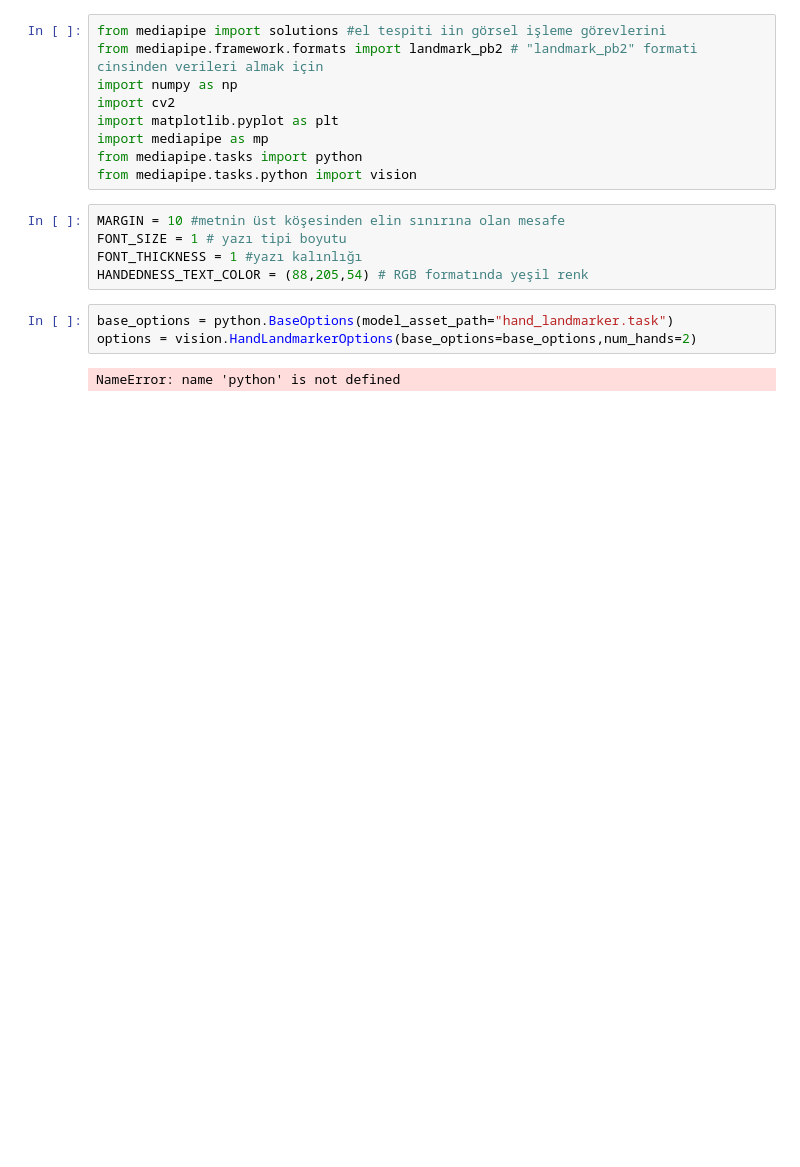
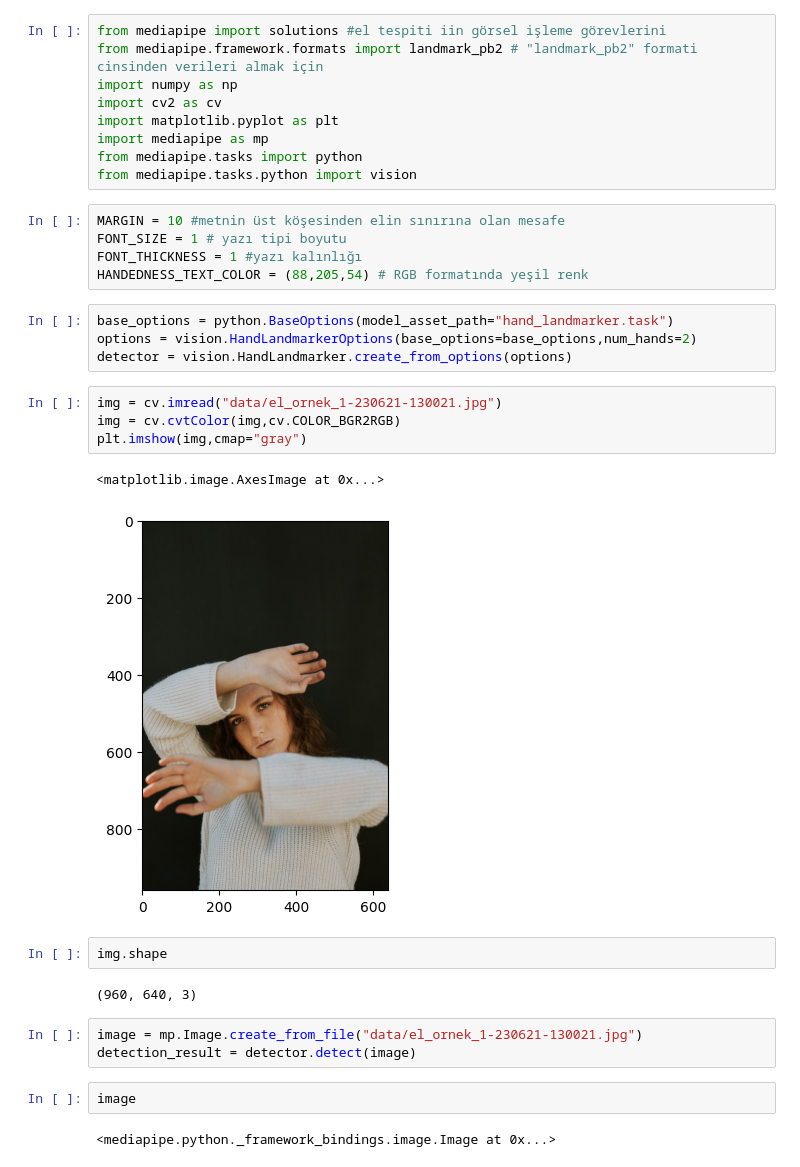
Before and after one commit to burakangun/handlandmark_detection, a Jupyter notebook: obje_tespiti.ipynb, the cells around one changed output. Cells and saved outputs as stored; diff of their text form; blank space fills up the shorter version.

```diff
--- a/obje_tespiti.ipynb
+++ b/obje_tespiti.ipynb
@@ -2,7 +2,7 @@
 from mediapipe import solutions #el tespiti iin görsel işleme görevlerini
 from mediapipe.framework.formats import landmark_pb2 # "landmark_pb2" formati cinsinden verileri almak için
 import numpy as np
-import cv2
+import cv2 as cv
 import matplotlib.pyplot as plt
 import mediapipe as mp
 from mediapipe.tasks import python
@@ -15,5 +15,22 @@ HANDEDNESS_TEXT_COLOR = (88,205,54) # RGB formatında yeşil renk
 # %%
 base_options = python.BaseOptions(model_asset_path="hand_landmarker.task")
 options = vision.HandLandmarkerOptions(base_options=base_options,num_hands=2)
+detector = vision.HandLandmarker.create_from_options(options)
-# %% [output]
-NameError: name 'python' is not defined
+# %%
+img = cv.imread("data/el_ornek_1-230621-130021.jpg")
+img = cv.cvtColor(img,cv.COLOR_BGR2RGB)
+plt.imshow(img,cmap="gray")
+# %% [output]
+<matplotlib.image.AxesImage at 0x...>
+[figure, added]
+# %%
+img.shape
+# %% [output]
+(960, 640, 3)
+# %%
+image = mp.Image.create_from_file("data/el_ornek_1-230621-130021.jpg")
+detection_result = detector.detect(image)
+# %%
+image
+# %% [output]
+<mediapipe.python._framework_bindings.image.Image at 0x...>
```
Also changed, not shown: parts of 6 cells of this notebook, 3 other files.
